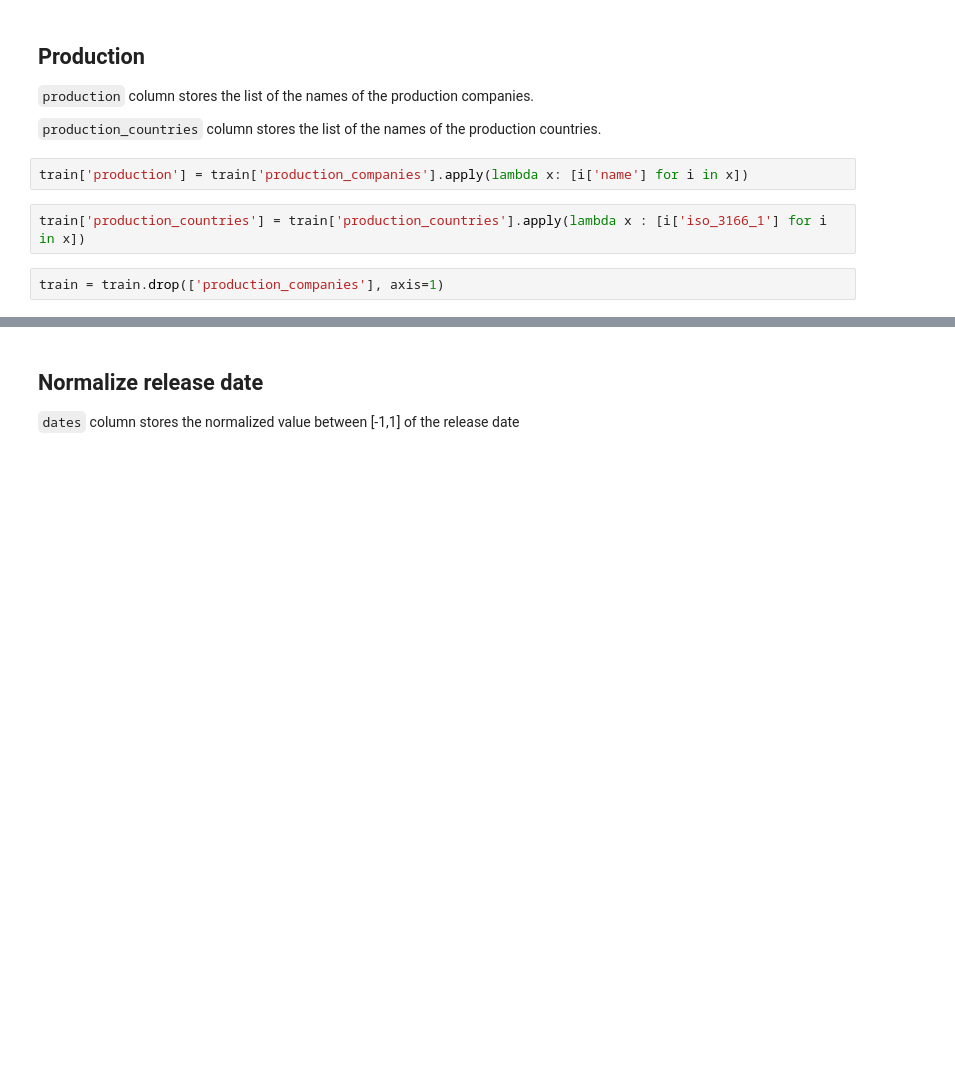
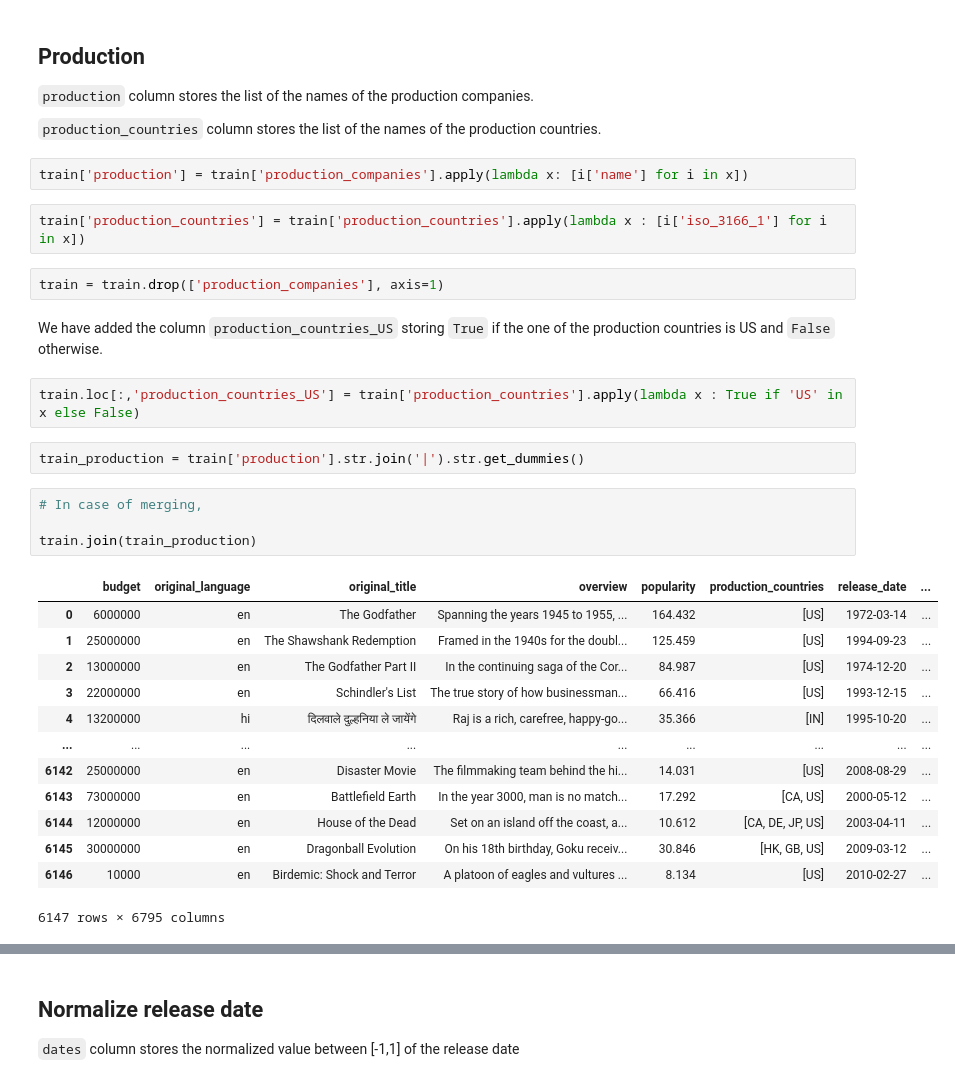
Before and after one commit to hyoin-an/erdosbootcamp, a Jupyter notebook: data/moviedf.ipynb, the cells around one changed output, grey strips where cells are left out. Drawn from its saved outputs; the diff is of its cells as text; blank space fills up the shorter version.

```diff
--- a/data/moviedf.ipynb
+++ b/data/moviedf.ipynb
@@ -78,3 +86,27 @@ train['production'] = train['production_companies'].apply(lambda x: [i['name'] f
 train['production_countries'] = train['production_countries'].apply(lambda x : [i['iso_3166_1'] for i in x])
 # %%
 train = train.drop(['production_companies'], axis=1)
+# %% [markdown]
+We have added the column `production_countries_US` storing `True` if the one of the production countries is US and `False` otherwise.
+# %%
+train.loc[:,'production_countries_US'] = train['production_countries'].apply(lambda x : True if 'US' in x else False)
+# %%
+train_production = train['production'].str.join('|').str.get_dummies()
+# %%
+# In case of merging,
+
+train.join(train_production)
+# %% [output]
+|  | budget | original_language | original_title | overview | popularity | production_countries | release_date | ... |
+| 0 | 6000000 | en | The Godfather | Spanning the years 1945 to 1955, ... | 164.432 | [US] | 1972-03-14 | ... |
+| 1 | 25000000 | en | The Shawshank Redemption | Framed in the 1940s for the doubl... | 125.459 | [US] | 1994-09-23 | ... |
+| 2 | 13000000 | en | The Godfather Part II | In the continuing saga of the Cor... | 84.987 | [US] | 1974-12-20 | ... |
+| 3 | 22000000 | en | Schindler's List | The true story of how businessman... | 66.416 | [US] | 1993-12-15 | ... |
+| 4 | 13200000 | hi | दिलवाले दुल्हनिया ले जायेंगे | Raj is a rich, carefree, happy-go... | 35.366 | [IN] | 1995-10-20 | ... |
+| ... | ... | ... | ... | ... | ... | ... | ... | ... |
+| 6142 | 25000000 | en | Disaster Movie | The filmmaking team behind the hi... | 14.031 | [US] | 2008-08-29 | ... |
+| 6143 | 73000000 | en | Battlefield Earth | In the year 3000, man is no match... | 17.292 | [CA, US] | 2000-05-12 | ... |
+| 6144 | 12000000 | en | House of the Dead | Set on an island off the coast, a... | 10.612 | [CA, DE, JP, US] | 2003-04-11 | ... |
+| 6145 | 30000000 | en | Dragonball Evolution | On his 18th birthday, Goku receiv... | 30.846 | [HK, GB, US] | 2009-03-12 | ... |
+| 6146 | 10000 | en | Birdemic: Shock and Terror | A platoon of eagles and vultures ... | 8.134 | [US] | 2010-02-27 | ... |
+6147 rows × 6795 columns
```
Also changed, not shown: parts of 12 cells of this notebook, 6 other files.
